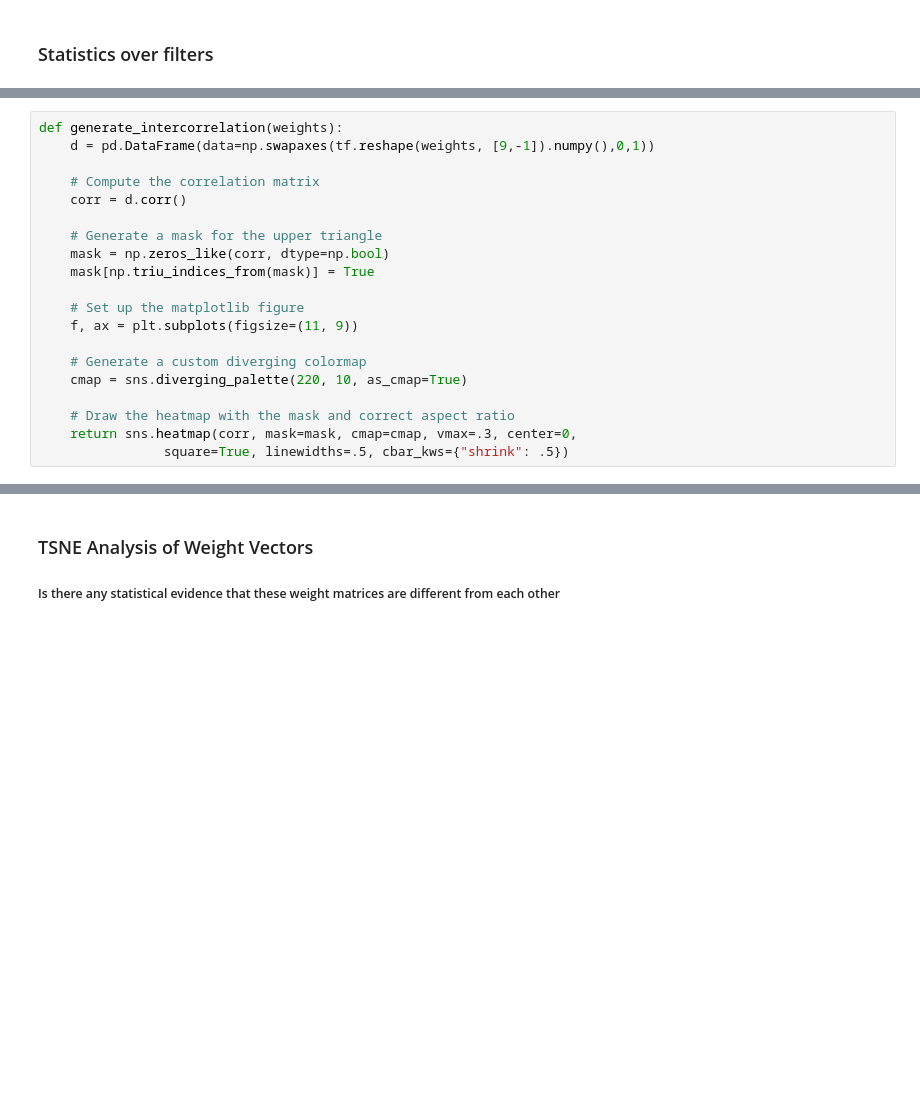
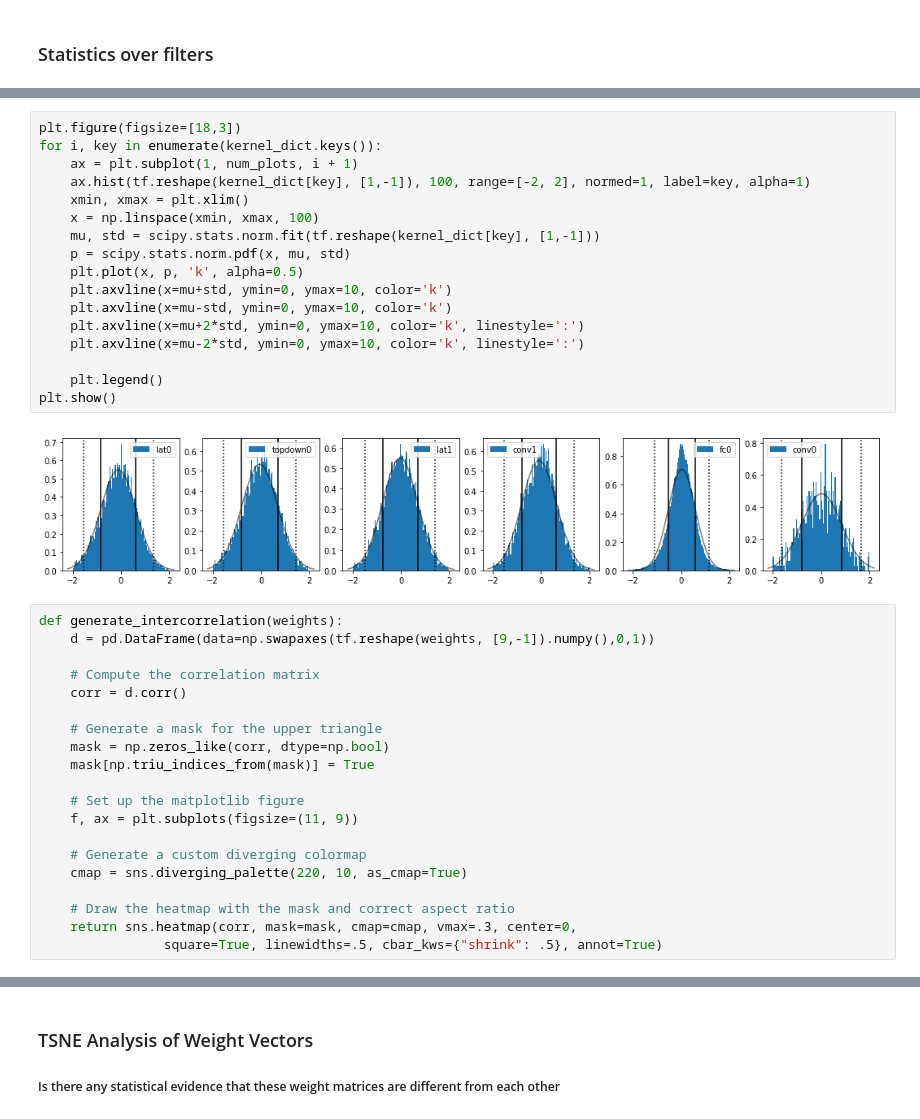
Before and after one commit to mrernst/CAR_flow, a Jupyter notebook: network_engine/utilities/investigator.ipynb, the cells around one changed output, grey strips where cells are left out. Drawn from its saved outputs; the diff is of its cells as text; blank space fills up the shorter version.

```diff
--- a/network_engine/utilities/investigator.ipynb
+++ b/network_engine/utilities/investigator.ipynb
@@ -433,3 +481,22 @@ The 'normed' kwarg was deprecated in Matplotlib 2.1 and will be removed in 3.1.
+# %%
+plt.figure(figsize=[18,3])
+for i, key in enumerate(kernel_dict.keys()):
+    ax = plt.subplot(1, num_plots, i + 1)
+    ax.hist(tf.reshape(kernel_dict[key], [1,-1]), 100, range=[-2, 2], normed=1, label=key, alpha=1)
+    xmin, xmax = plt.xlim()
+    x = np.linspace(xmin, xmax, 100)
+    mu, std = scipy.stats.norm.fit(tf.reshape(kernel_dict[key], [1,-1]))
+    p = scipy.stats.norm.pdf(x, mu, std)
+    plt.plot(x, p, 'k', alpha=0.5)
+    plt.axvline(x=mu+std, ymin=0, ymax=10, color='k')
+    plt.axvline(x=mu-std, ymin=0, ymax=10, color='k')
+    plt.axvline(x=mu+2*std, ymin=0, ymax=10, color='k', linestyle=':')
+    plt.axvline(x=mu-2*std, ymin=0, ymax=10, color='k', linestyle=':')
+
+    plt.legend()
+plt.show()
+# %% [output]
+[figure, added]
 # %%
 def generate_intercorrelation(weights):
     d = pd.DataFrame(data=np.swapaxes(tf.reshape(weights, [9,-1]).numpy(),0,1))
@@ -449,7 +516,7 @@ def generate_intercorrelation(weights):
 
     # Draw the heatmap with the mask and correct aspect ratio
     return sns.heatmap(corr, mask=mask, cmap=cmap, vmax=.3, center=0,
-                square=True, linewidths=.5, cbar_kws={"shrink": .5})
+                square=True, linewidths=.5, cbar_kws={"shrink": .5}, annot=True)
 # %%
 generate_intercorrelation(kernel_dict['conv0'])
 # %% [output]
```
Also changed, not shown: parts of 17 cells of this notebook.
